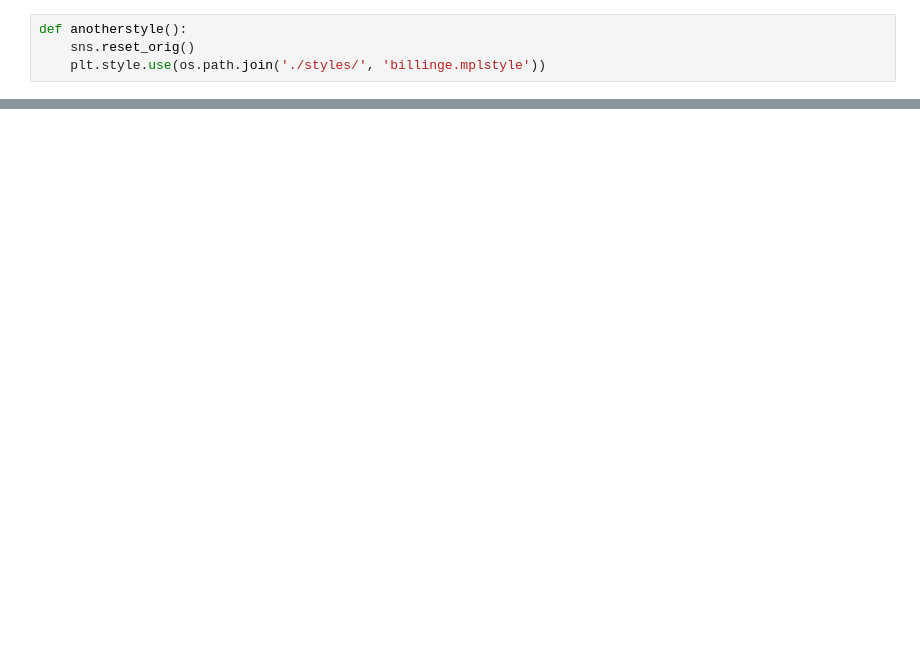
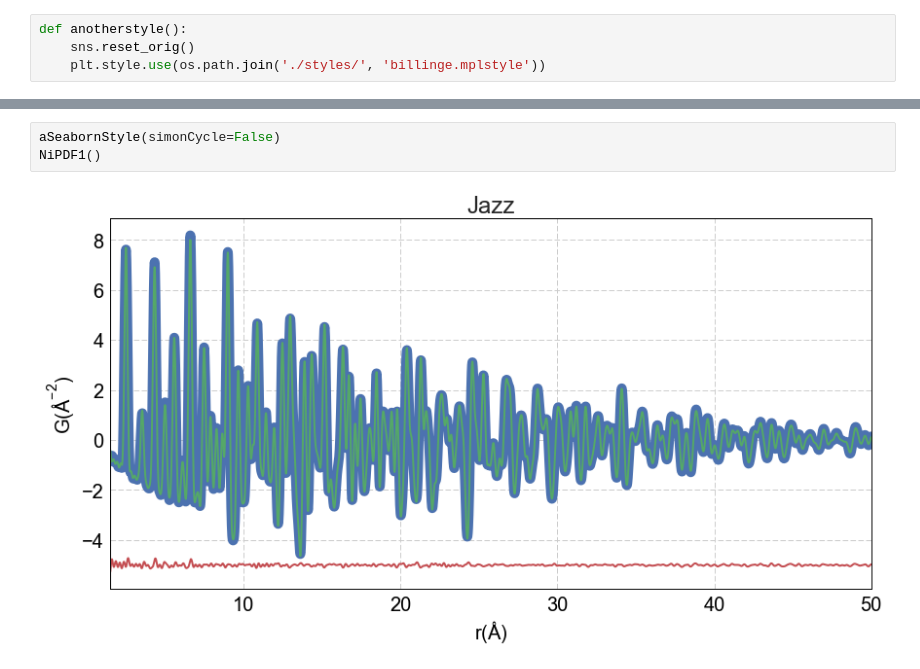
Before and after one commit to pdfttp/styles, a Jupyter notebook: billinge_figs_refining.ipynb, the cells around one changed output, grey strips where cells are left out. Drawn from its saved outputs; the diff is of its cells as text; blank space fills up the shorter version.

```diff
--- a/billinge_figs_refining.ipynb
+++ b/billinge_figs_refining.ipynb
@@ -179,0 +94,5 @@ sns.set
+# %%
+aSeabornStyle(simonCycle=False)
+NiPDF1()
+# %% [output]
+[figure, added]
```
Also changed, not shown: parts of 22 cells of this notebook, 2 other files.
